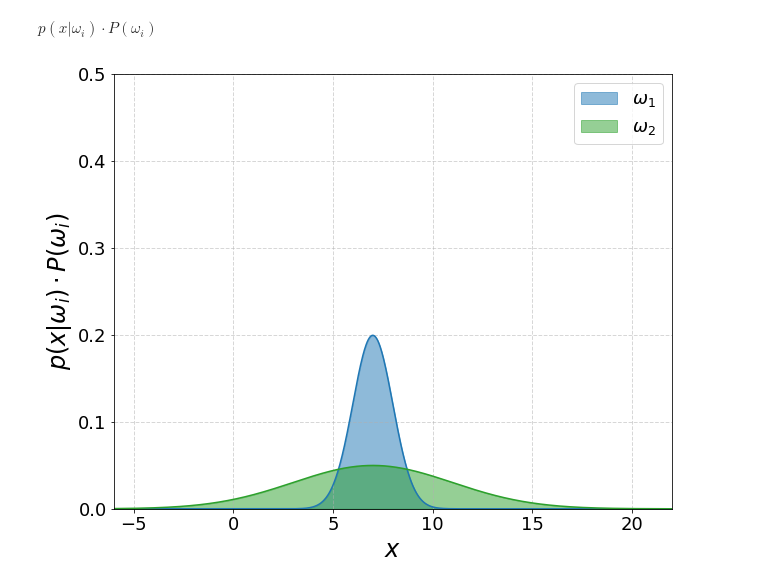
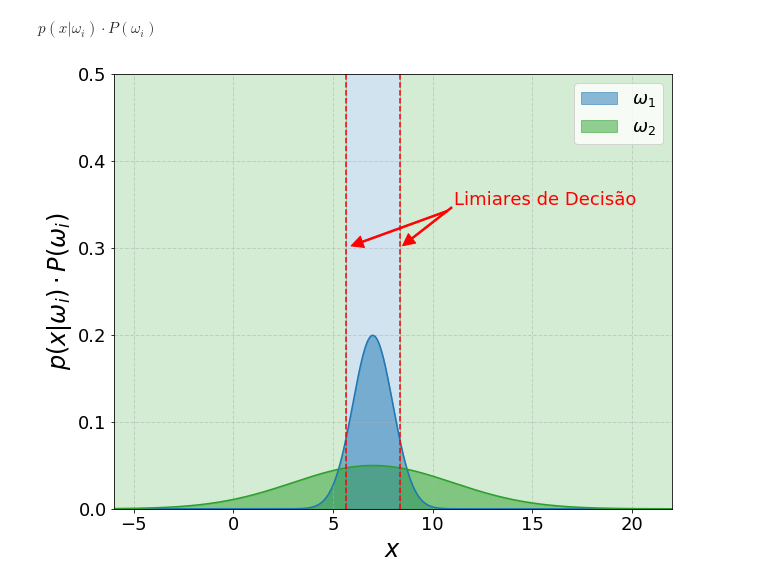
Before and after one commit to titocaco/disciplina_ml, a Jupyter notebook: ml_prova_3.ipynb, the cells around one changed output. Drawn from its saved outputs; the diff is of its cells as text; code cells hidden in the pictures.

Commit message:
Inclusão de regiões de decisão do classificador.

```diff
--- a/ml_prova_3.ipynb
+++ b/ml_prova_3.ipynb
@@ -86,41 +86,56 @@ DESVIO_PADRAO = 4
 
 x = np.linspace(X_MIN, X_MAX, N_PONTOS)
 y = 0.5 * norm.pdf(x, MEDIA, DESVIO_PADRAO)
 
 plt.plot(x, y, color='C2')
 plt.fill_between(x, y, color='C2', alpha=0.5, label=r'$\omega_2$')
 
 plt.legend(fontsize=18)
 plt.grid(True, linestyle='--', linewidth=1.0, alpha=0.5)
 
 # # Plot do limiar de decisão
-# plt.axvline(x=9, linestyle='--', color='red')
-# plt.annotate('Limiar de Decisão',
-#              xy=(9.0, 0.3),
-#              xytext=(11.1, 0.35),
-#              arrowprops=dict(facecolor='red',
-#                              shrink=0.05,
-#                              width=1.5,
-#                              edgecolor='red'),
-#              color='red',
-#              fontsize=18)
+plt.axvline(x=5.64, linestyle='--', color='red')
+plt.annotate('Limiares de Decisão',
+             xy=(5.64, 0.3),
+             xytext=(11.1, 0.35),
+             arrowprops=dict(facecolor='red',
+                             shrink=0.05,
+                             width=1.5,
+                             edgecolor='red'),
+             color='red',
+             fontsize=18)
+
+plt.axvline(x=8.36, linestyle='--', color='red')
+plt.annotate('',
+             xy=(8.36, 0.3),
+             xytext=(11.1, 0.349),
+             arrowprops=dict(facecolor='red',
+                             shrink=0.05,
+                             width=1.5,
+                             edgecolor='red'),
+             color='red',
+             fontsize=18)
+
+plt.axvspan(X_MIN, 5.64, alpha=0.2, color='C2')
+plt.axvspan(5.64, 8.36, alpha=0.2, color='C0')
+plt.axvspan(8.36, X_MAX, alpha=0.2, color='C2')
 
 # Ajustes extras do plot
 plt.xlim(X_MIN, X_MAX)
 plt.ylim(0.0, 0.5)
 plt.xticks(fontsize=18)
 plt.yticks(fontsize=18)
 plt.xlabel(r'$x$', fontsize=24)
 plt.ylabel(r'$p(x | \omega_i)\cdot P(\omega_i)$', fontsize=24)
 
 # Salvamento da figura em PDF
 plt.savefig('ml_prova_03_a2.pdf',
             format='pdf',
             dpi=300,
             transparent=True,
             bbox_inches='tight')
 
 # Exibicação 'limpa' da figura
 plt.show()
 # %% [output]
-[figure, old version]
+[figure, new version]
```
